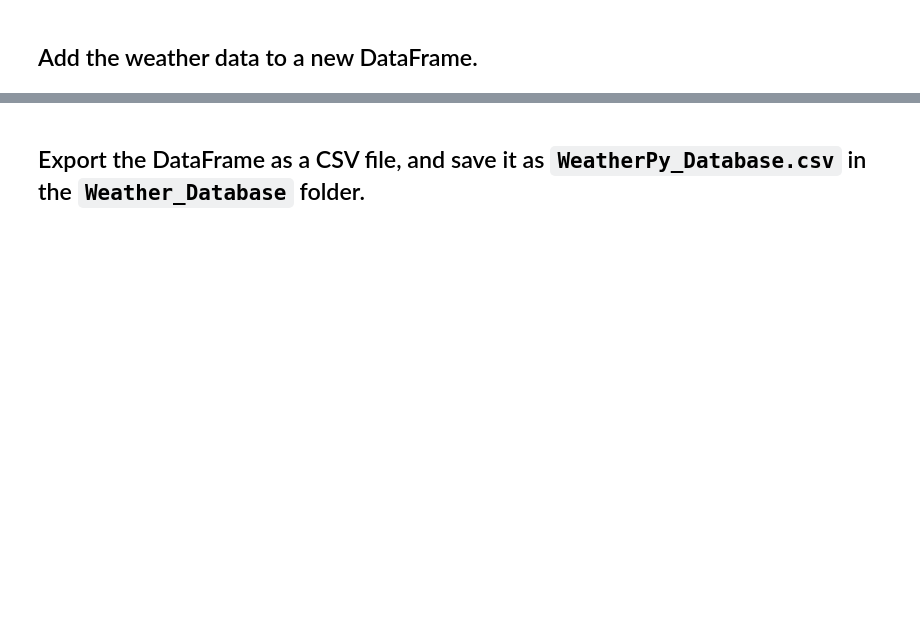
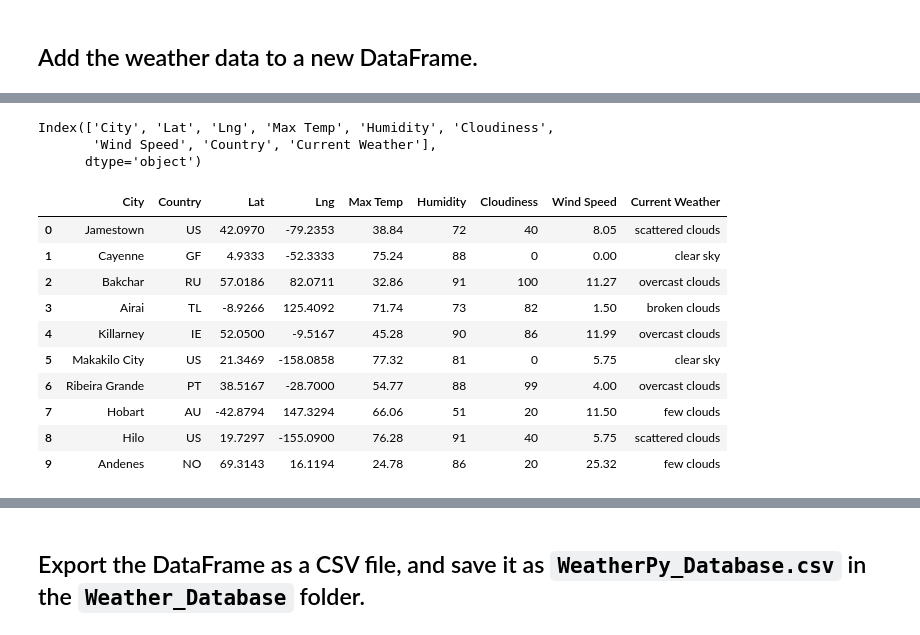
Before and after one commit to RaoulA123/World_WeatherAnalysis, a Jupyter notebook: Weather_Database.ipynb, the cells around one changed output, grey strips where cells are left out. Cells and saved outputs as stored; diff of their text form; code cells hidden in the pictures; blank space fills up the shorter version.

```diff
--- a/Weather_Database.ipynb
+++ b/Weather_Database.ipynb
@@ -135,17 +135,19 @@ for i, city in enumerate(cities):
         city_clouds = city_weather["clouds"]["all"]
         city_wind = city_weather["wind"]["speed"]
         city_country = city_weather["sys"]["country"]
+        city_weather_description = city_weather["weather"][0]["description"]
+
 
         # Append the city information into the city_data list
-        city_data.append({"City": city.title(),
-                          "Lat": city_lat,
-                          "Lng": city_lng,
-                          "Max Temp": city_max_temp,
-                          "Humidity": city_humidity,
-                          "Cloudiness": city_clouds,
-                          "Wind Speed": city_wind,
-                          "Country": city_country,
-                          "Date": city_date})
+        city_data.append({"City":city.title(),
+                        "Lat":city_lat,
+                        "Lng":city_lng,
+                        "Max Temp":city_max_temp,
+                        "Humidity":city_humidity,
+                        "Cloudiness":city_clouds,
+                        "Wind Speed":city_wind,
+                        "Country":city_country,
+                        "Current Weather":city_weather_description})
 
     # If an error is experienced, skip the city
     except:
@@ -188,15 +204,31 @@ city_data_df.head(10)
 # %%
 # Display the DataFrame's column names using the columns Pandas function
 city_data_df.columns
+# %% [output]
+Index(['City', 'Lat', 'Lng', 'Max Temp', 'Humidity', 'Cloudiness',
+       'Wind Speed', 'Country', 'Current Weather'],
+      dtype='object')
 # %%
 # Create a list to reorder the column names as follows:
 # "city", "Country", "Lat", "Lng", "Max Temp", "Humidity",  "Cloudiness", "Wind Speed",  "Current Description"
-new_column_order = ["City", "Country", "Lat", "Lng", "Max Temp", "Humidity",  "Cloudiness", "Wind Speed",  "Current Description"]
+new_column_order = ["City", "Country", "Lat", "Lng", "Max Temp", "Humidity",  "Cloudiness", "Wind Speed",  "Current Weather"]
 # Recreate the DataFrame by using the new column order
 city_data_df = city_data_df[new_column_order]
 
 # Display sample data
 city_data_df.head(10)
+# %% [output]
+|  | City | Country | Lat | Lng | Max Temp | Humidity | Cloudiness | Wind Speed | Current Weather |
+| 0 | Jamestown | US | 42.0970 | -79.2353 | 38.84 | 72 | 40 | 8.05 | scattered clouds |
+| 1 | Cayenne | GF | 4.9333 | -52.3333 | 75.24 | 88 | 0 | 0.00 | clear sky |
+| 2 | Bakchar | RU | 57.0186 | 82.0711 | 32.86 | 91 | 100 | 11.27 | overcast clouds |
+| 3 | Airai | TL | -8.9266 | 125.4092 | 71.74 | 73 | 82 | 1.50 | broken clouds |
+| 4 | Killarney | IE | 52.0500 | -9.5167 | 45.28 | 90 | 86 | 11.99 | overcast clouds |
+| 5 | Makakilo City | US | 21.3469 | -158.0858 | 77.32 | 81 | 0 | 5.75 | clear sky |
+| 6 | Ribeira Grande | PT | 38.5167 | -28.7000 | 54.77 | 88 | 99 | 4.00 | overcast clouds |
+| 7 | Hobart | AU | -42.8794 | 147.3294 | 66.06 | 51 | 20 | 11.50 | few clouds |
+| 8 | Hilo | US | 19.7297 | -155.0900 | 76.28 | 91 | 40 | 5.75 | scattered clouds |
+| 9 | Andenes | NO | 69.3143 | 16.1194 | 24.78 | 86 | 20 | 25.32 | few clouds |
 # %%
 # Display the data types of each column by using the dtypes Pandas function
 city_data_df.dtypes
```
Also changed, not shown: parts of 5 cells of this notebook, 1 other file.
